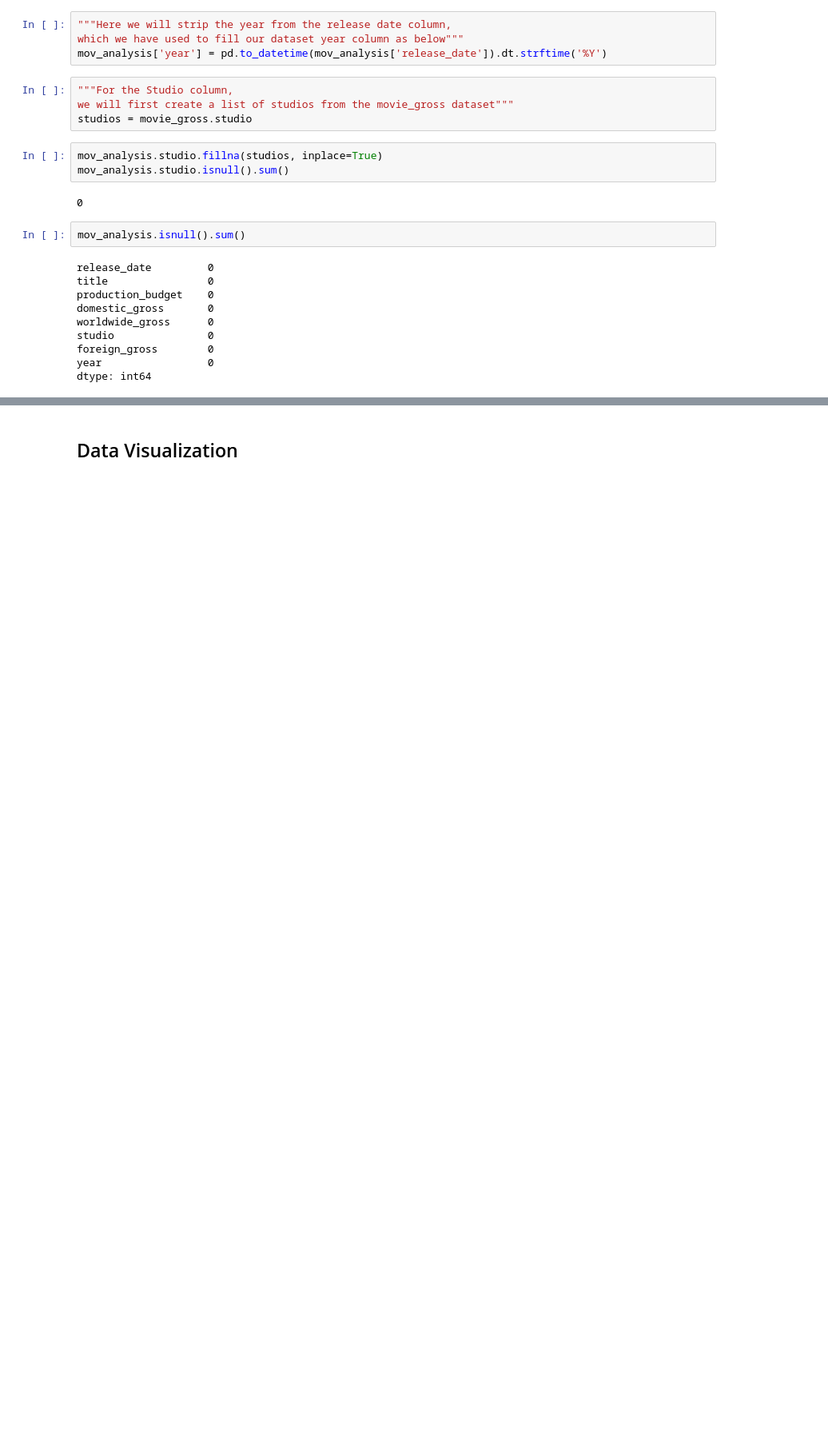
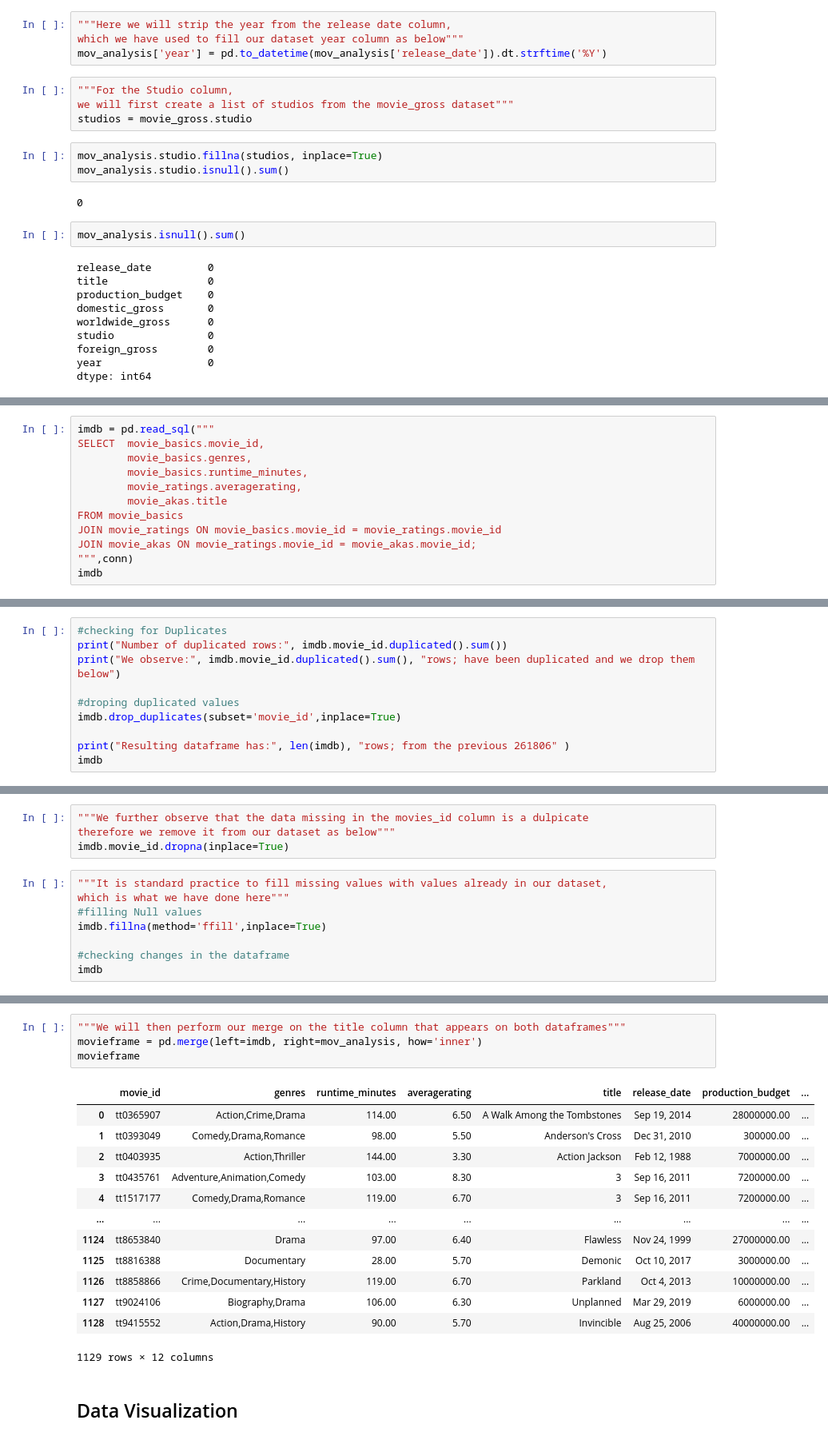
Before and after one commit to Imacharia/Microsoft-Movie-Studio-market-analysis, a Jupyter notebook: Movies Analysis-Data Visualizations.ipynb, the cells around one changed output, grey strips where cells are left out. Shown at 80% size. Drawn from its saved outputs; the diff is of its cells as text; blank space fills up the shorter version.

```diff
--- a/Movies Analysis-Data Visualizations.ipynb
+++ b/Movies Analysis-Data Visualizations.ipynb
@@ -683,0 +794,12 @@ normal format
+# %%
+imdb = pd.read_sql("""
+SELECT  movie_basics.movie_id,
+        movie_basics.genres,
+        movie_basics.runtime_minutes,
+        movie_ratings.averagerating,
+        movie_akas.title
+FROM movie_basics
+JOIN movie_ratings ON movie_basics.movie_id = movie_ratings.movie_id
+JOIN movie_akas ON movie_ratings.movie_id = movie_akas.movie_id;
+""",conn)
+imdb
@@ -683,0 +846,10 @@ normal format
+# %%
+#checking for Duplicates
+print("Number of duplicated rows:", imdb.movie_id.duplicated().sum())
+print("We observe:", imdb.movie_id.duplicated().sum(), "rows; have been duplicated and we drop them below")
+
+#droping duplicated values
+imdb.drop_duplicates(subset='movie_id',inplace=True)
+
+print("Resulting dataframe has:", len(imdb), "rows; from the previous 261806" )
+imdb
@@ -683,0 +873,12 @@ normal format
+# %%
+"""We further observe that the data missing in the movies_id column is a dulpicate
+therefore we remove it from our dataset as below"""
+imdb.movie_id.dropna(inplace=True)
+# %%
+"""It is standard practice to fill missing values with values already in our dataset,
+which is what we have done here"""
+#filling Null values
+imdb.fillna(method='ffill',inplace=True)
+
+#checking changes in the dataframe
+imdb
@@ -684,2 +935,20 @@ normal format
+# %%
+"""We will then perform our merge on the title column that appears on both dataframes"""
+movieframe = pd.merge(left=imdb, right=mov_analysis, how='inner')
+movieframe
+# %% [output]
+|  | movie_id | genres | runtime_minutes | averagerating | title | release_date | production_budget | ... |
+| 0 | tt0365907 | Action,Crime,Drama | 114.00 | 6.50 | A Walk Among the Tombstones | Sep 19, 2014 | 28000000.00 | ... |
+| 1 | tt0393049 | Comedy,Drama,Romance | 98.00 | 5.50 | Anderson's Cross | Dec 31, 2010 | 300000.00 | ... |
+| 2 | tt0403935 | Action,Thriller | 144.00 | 3.30 | Action Jackson | Feb 12, 1988 | 7000000.00 | ... |
+| 3 | tt0435761 | Adventure,Animation,Comedy | 103.00 | 8.30 | 3 | Sep 16, 2011 | 7200000.00 | ... |
+| 4 | tt1517177 | Comedy,Drama,Romance | 119.00 | 6.70 | 3 | Sep 16, 2011 | 7200000.00 | ... |
+| ... | ... | ... | ... | ... | ... | ... | ... | ... |
+| 1124 | tt8653840 | Drama | 97.00 | 6.40 | Flawless | Nov 24, 1999 | 27000000.00 | ... |
+| 1125 | tt8816388 | Documentary | 28.00 | 5.70 | Demonic | Oct 10, 2017 | 3000000.00 | ... |
+| 1126 | tt8858866 | Crime,Documentary,History | 119.00 | 6.70 | Parkland | Oct 4, 2013 | 10000000.00 | ... |
+| 1127 | tt9024106 | Biography,Drama | 106.00 | 6.30 | Unplanned | Mar 29, 2019 | 6000000.00 | ... |
+| 1128 | tt9415552 | Action,Drama,History | 90.00 | 5.70 | Invincible | Aug 25, 2006 | 40000000.00 | ... |
+1129 rows × 12 columns
 # %% [markdown]
 ## Data Visualization
```
Also changed, not shown: parts of 31 cells of this notebook, 1 other file.
